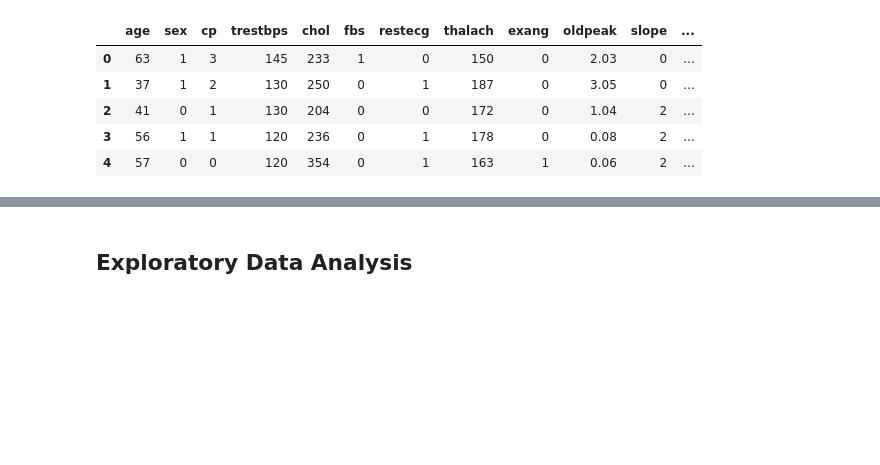
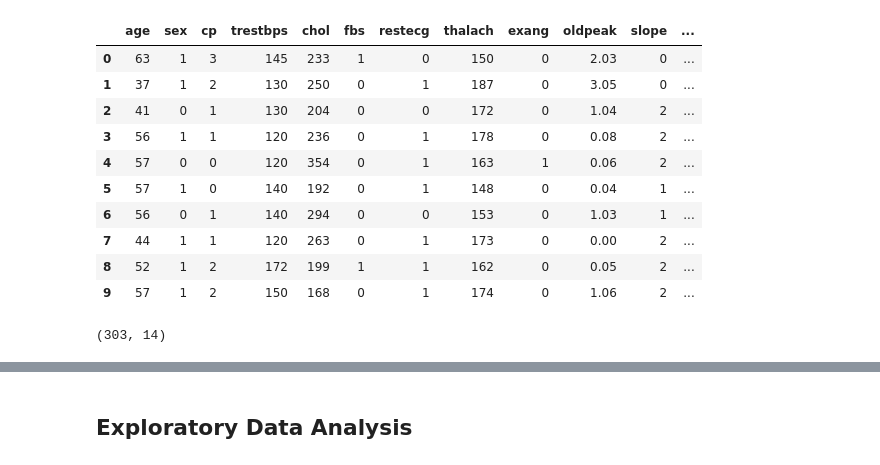
Before and after one commit to Azmi0303/HeartClassification, a Jupyter notebook: heartclassification.ipynb, the cells around one changed output, grey strips where cells are left out. Cells and saved outputs as stored; diff of their text form; code cells hidden in the pictures; blank space fills up the shorter version.

```diff
--- a/heartclassification.ipynb
+++ b/heartclassification.ipynb
@@ -10,11 +10,20 @@ plt.style.use("fivethirtyeight")
 # %%
 df = pd.read_csv("/Users/auliaazmi/Downloads/heart.csv", sep=";")
 # %%
-df.head()
+df.head(10)
 # %% [output]
 |  | age | sex | cp | trestbps | chol | fbs | restecg | thalach | exang | oldpeak | slope | ... |
 | 0 | 63 | 1 | 3 | 145 | 233 | 1 | 0 | 150 | 0 | 2.03 | 0 | ... |
 | 1 | 37 | 1 | 2 | 130 | 250 | 0 | 1 | 187 | 0 | 3.05 | 0 | ... |
 | 2 | 41 | 0 | 1 | 130 | 204 | 0 | 0 | 172 | 0 | 1.04 | 2 | ... |
 | 3 | 56 | 1 | 1 | 120 | 236 | 0 | 1 | 178 | 0 | 0.08 | 2 | ... |
 | 4 | 57 | 0 | 0 | 120 | 354 | 0 | 1 | 163 | 1 | 0.06 | 2 | ... |
+| 5 | 57 | 1 | 0 | 140 | 192 | 0 | 1 | 148 | 0 | 0.04 | 1 | ... |
+| 6 | 56 | 0 | 1 | 140 | 294 | 0 | 0 | 153 | 0 | 1.03 | 1 | ... |
+| 7 | 44 | 1 | 1 | 120 | 263 | 0 | 1 | 173 | 0 | 0.00 | 2 | ... |
+| 8 | 52 | 1 | 2 | 172 | 199 | 1 | 1 | 162 | 0 | 0.05 | 2 | ... |
+| 9 | 57 | 1 | 2 | 150 | 168 | 0 | 1 | 174 | 0 | 1.06 | 2 | ... |
+# %%
+df.shape
+# %% [output]
+(303, 14)
```
Also changed, not shown: parts of 69 cells of this notebook.
